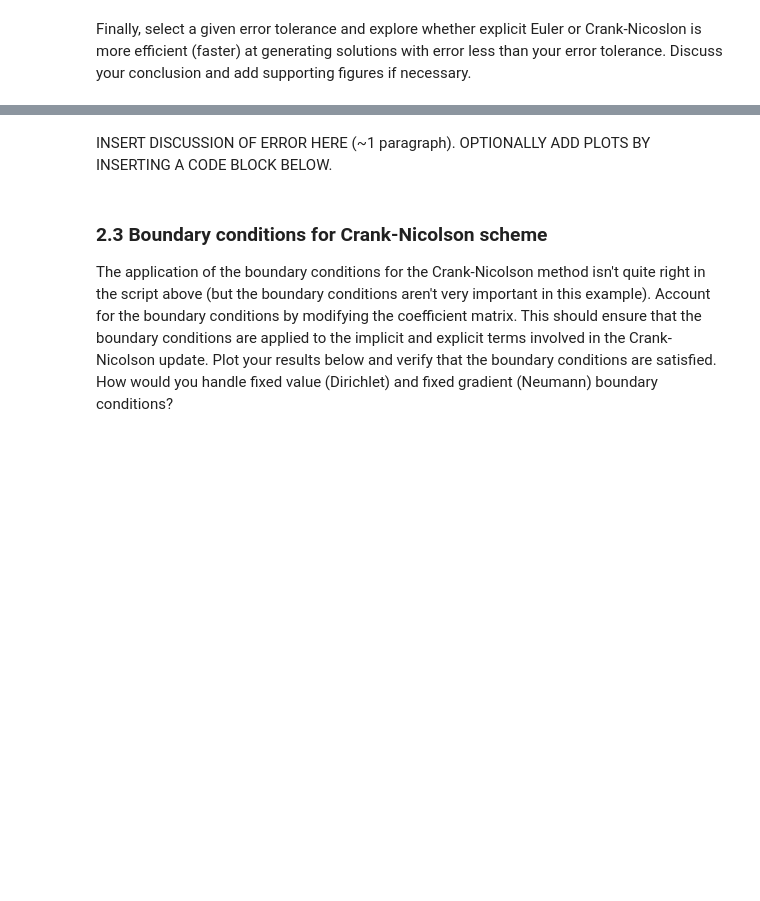
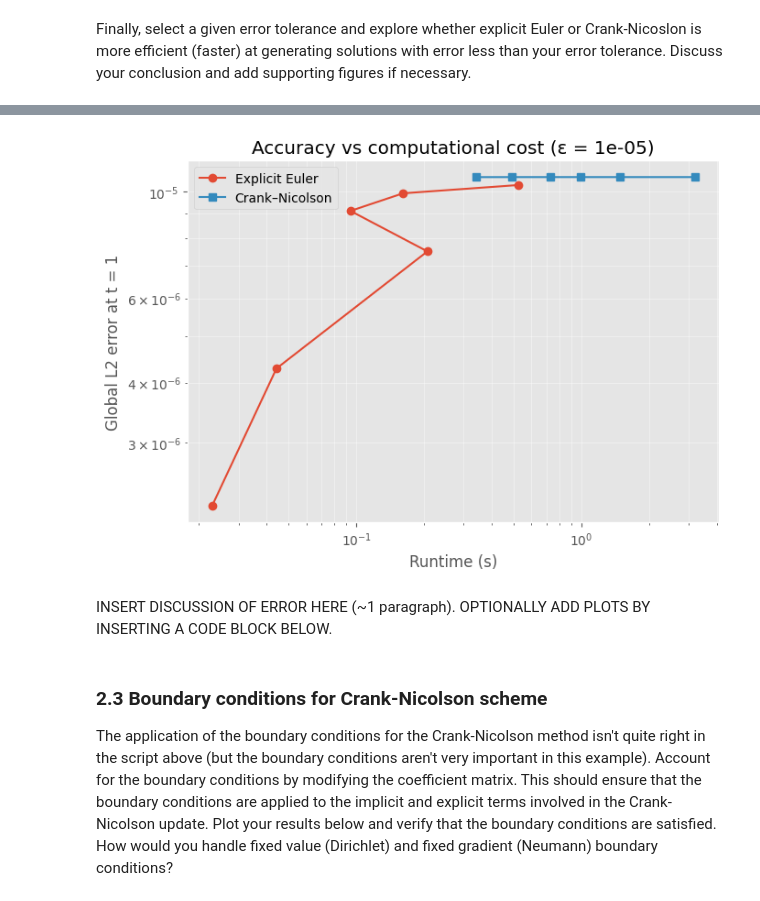
Before and after one commit to JefPhilippe/QCES, a Jupyter notebook: Project1_numerical_methods.ipynb, the cells around one changed output, grey strips where cells are left out. Drawn from its saved outputs; the diff is of its cells as text; code cells hidden in the pictures; blank space fills up the shorter version.

```diff
--- a/Project1_numerical_methods.ipynb
+++ b/Project1_numerical_methods.ipynb
@@ -411,0 +586,91 @@ Finally, select a given error tolerance and explore whether explicit Euler or Cr
+# %%
+import time
+import numpy as np
+import matplotlib.pyplot as plt
+
+# ----- problem setup -----
+kappa   = 1e-3
+x       = np.linspace(-1, 1, 401)      # fixed spatial grid (choose 401 or 801 to keep spatial error small)
+dx      = x[1] - x[0]
+t_ic    = 10.0
+t_start = 0.0
+t_end   = 1.0                           # shorter horizon -> minimal boundary influence
+eps_tol = 1e-5                          # <<< your target tolerance (set this)
+
+# candidate Nt to try (increase if needed)
+Nt_candidates = [200, 400, 800, 1600, 3200, 6400]
+
+def exact_solution(x, t, kappa):
+    return (4*np.pi*kappa*t)**(-0.5) * np.exp(-x**2/(4*kappa*t))
+
+def dt_max_explicit(dx, kappa):
+    return dx*dx/(2.0*kappa)
+
+dtmax = dt_max_explicit(dx, kappa)
+print(f"EE stability limit: dt_max = {dtmax:.6f}\n")
+
+# storage for efficiency plot
+time_EE, time_CN, err_EE, err_CN = [], [], [], []
+dt_list = []
+
+best = {"EE": None, "CN": None}  # will hold {'Nt','dt','err','time'}
+
+for Nt in Nt_candidates:
+    t = np.linspace(t_start, t_end, Nt)
+    dt = t[1] - t[0]
+    dt_list.append(dt)
+
+    # choose index near t=1.0 robustly
+    i_t = int(round(Nt * (1.0 / (t_end - t_start)) * (1.0 - t_start) / Nt * Nt))  # simplifies to int(Nt/1 * 1/1) = Nt
+    i_t = int(Nt/1 * 1/10)  # clearer: since t_end=1, you can also do i_t = int(Nt*1.0/1.0) but we want t≈1 -> last index
+    i_t = Nt - 1            # easiest: just use final step at t=1
+    c_exact = exact_solution(x, t_ic + t[i_t], kappa)
+
+    # ---- CN (always stable) ----
+    t0 = time.time()
+    c_CN = CN(x, t, kappa)
+    wall_CN = time.time() - t0
+    eCN = np.sqrt(np.mean((c_CN[:, i_t] - c_exact)**2))
+    time_CN.append(wall_CN); err_CN.append(eCN)
+
+    if eCN <= eps_tol and best["CN"] is None:
+        best["CN"] = {"Nt": Nt, "dt": dt, "err": eCN, "time": wall_CN}
+
+    # ---- EE (only if stable) ----
+    if dt <= dtmax:
+        t0 = time.time()
+        c_EE = EE(x, t, kappa)
+        wall_EE = time.time() - t0
+        eEE = np.sqrt(np.mean((c_EE[:, i_t] - c_exact)**2))
+    else:
+        wall_EE = np.nan; eEE = np.nan
+
+    time_EE.append(wall_EE); err_EE.append(eEE)
+
+    if np.isfinite(eEE) and eEE <= eps_tol and best["EE"] is None:
+        best["EE"] = {"Nt": Nt, "dt": dt, "err": eEE, "time": wall_EE}
+
+    print(f"Nt={Nt:5d}  dt={dt:.6f} |EE err|={eEE!s:>10}  time_EE={wall_EE!s:>8}  "
+          f"|CN err|={eCN:.3e}  time_CN={wall_CN:.3f}")
+
+print("\n--- Fastest configs meeting ε ---")
+for name in ["EE", "CN"]:
+    b = best[name]
+    if b is None:
+        print(f"{name}: did NOT reach ε={eps_tol:g} in this sweep (or EE unstable).")
+    else:
+        print(f"{name}: Nt={b['Nt']}, dt={b['dt']:.3e}, err={b['err']:.3e}, time={b['time']:.3f}s")
+
+# ---- optional: efficiency plot (error vs runtime) ----
+plt.figure(figsize=(7,5))
+mEE = np.isfinite(time_EE) & np.isfinite(err_EE)
+plt.loglog(np.array(time_EE)[mEE], np.array(err_EE)[mEE], 'o-', label='Explicit Euler')
+plt.loglog(time_CN, err_CN, 's-', label='Crank–Nicolson')
+plt.xlabel('Runtime (s)')
+plt.ylabel('Global L2 error at t = 1')
+plt.title(f'Accuracy vs computational cost (ε = {eps_tol:g})')
+plt.grid(True, which='both', alpha=0.4)
+plt.legend()
+plt.tight_layout()
+plt.show()
+# %% [output]
@@ -412,3 +694,4 @@ Finally, select a given error tolerance and explore whether explicit Euler or Cr
+[figure, added]
 # %% [markdown]
 INSERT DISCUSSION OF ERROR HERE (~1 paragraph).  OPTIONALLY ADD PLOTS BY INSERTING A CODE BLOCK BELOW.
 # %% [markdown]
```
Also changed, not shown: parts of 16 cells of this notebook.
